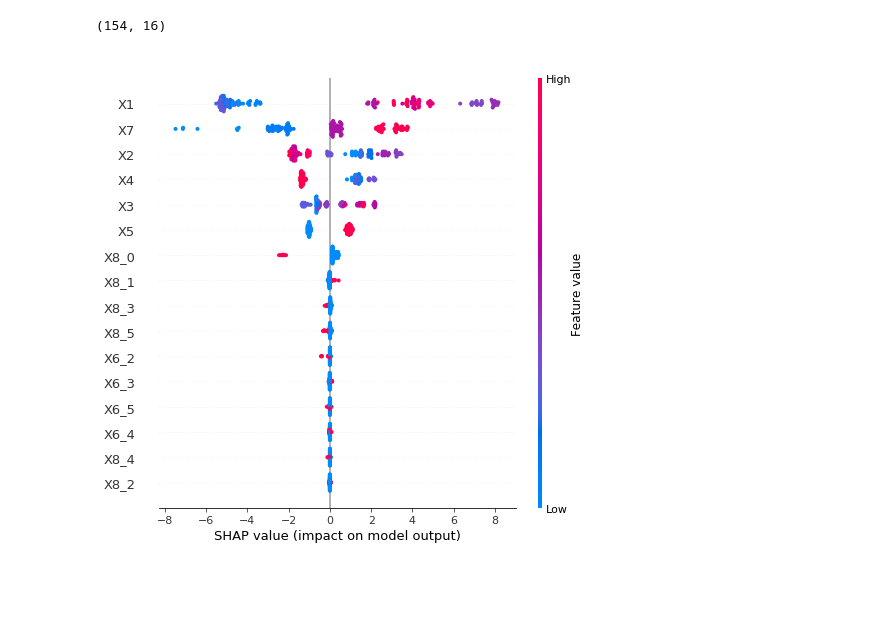
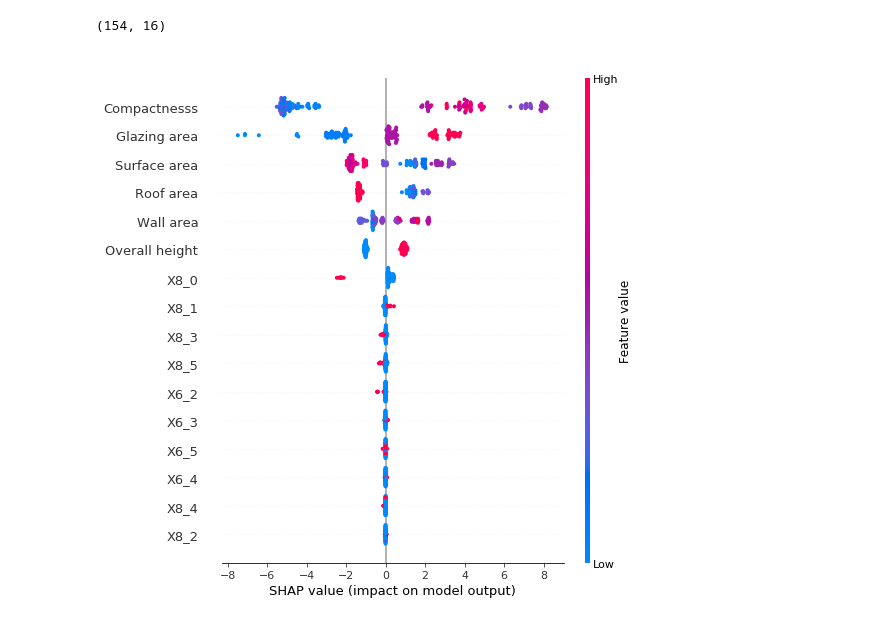
Before and after one commit to cengc13/DATA1030_final_project, a Jupyter notebook: src/features/feature_importance_regression.ipynb, the cells around one changed output. Saved outputs shown, nothing was run; the diff lists cells and outputs as text; code cells hidden in the pictures; blank space fills up the shorter version.

```diff
--- a/src/features/feature_importance_regression.ipynb
+++ b/src/features/feature_importance_regression.ipynb
@@ -321,8 +243,16 @@ feature_names =  num_ftrs + \
                 list(grid.best_estimator_[0].named_transformers_['cat'][0].get_feature_names(cat_ftrs))
 # %% [output]
 (154, 16)
-# %%
-shap.summary_plot(shap_values, X_test_transformed, feature_names=feature_names)
-# %% [output]
-[figure, removed]
+# %%
+names = []
+for _ in feature_names:
+    if _ in dict_names.keys():
+        names.append(dict_names[_])
+    else:
+        names.append(_)
+shap.summary_plot(shap_values, X_test_transformed, feature_names=names, show=False)
+plt.tight_layout()
+plt.savefig("../../figures/shap_Y1_gfi.pdf")
+# %% [output]
+[figure, added]
 # %%
```
Also changed, not shown: parts of 36 cells of this notebook, 8 other files.
